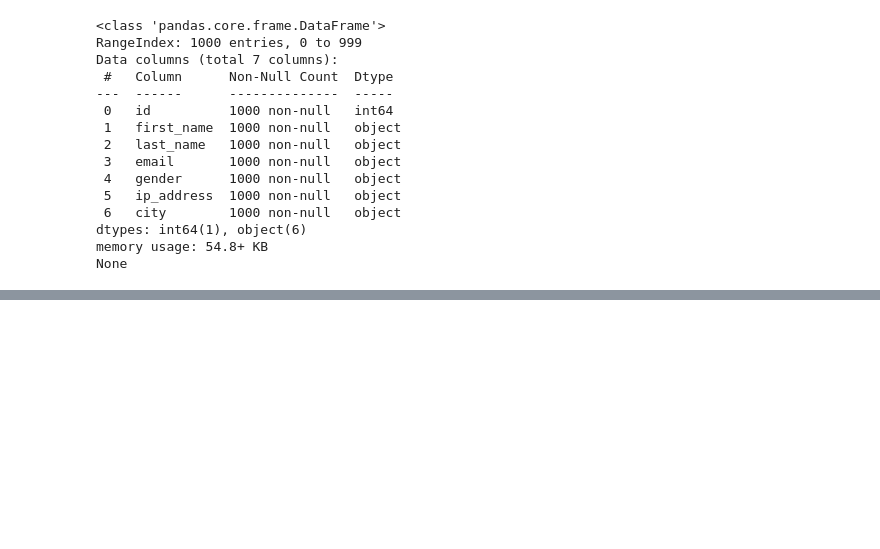
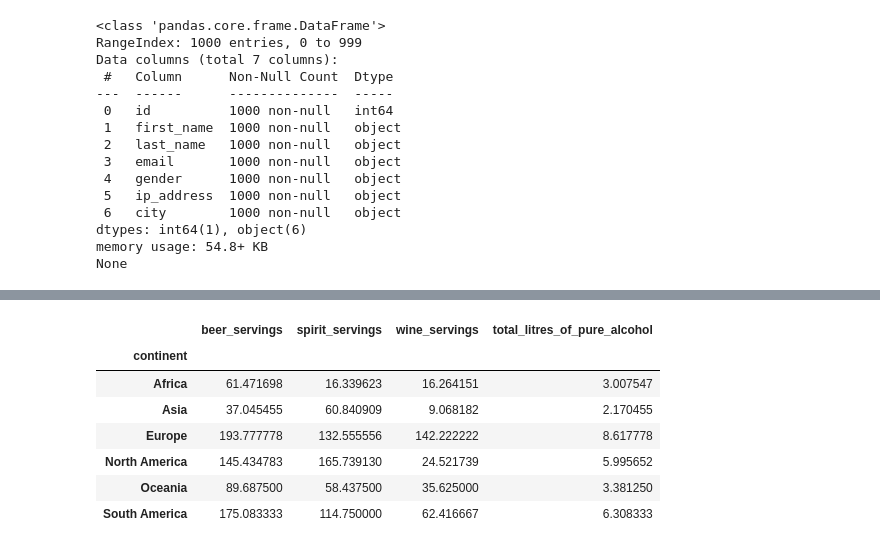
Before and after one commit to taghouti-ghofrane/ELIF-EVENT-2, a Jupyter notebook: PDF_READER & CSV Reader/PDF_READER.ipynb, the cells around one changed output, grey strips where cells are left out. Saved outputs shown, nothing was run; the diff lists cells and outputs as text; code cells hidden in the pictures; blank space fills up the shorter version.

```diff
--- a/PDF_READER & CSV Reader/PDF_READER.ipynb
+++ b/PDF_READER & CSV Reader/PDF_READER.ipynb
@@ -199,0 +248,15 @@ None
+# %%
+
+# Find the average of each continent
+# by grouping the data
+# based on the "continent".
+df.groupby(["continent"]).mean()
+# %% [output]
+|  | beer_servings | spirit_servings | wine_servings | total_litres_of_pure_alcohol |
+| continent |  |  |  |  |
+| Africa | 61.471698 | 16.339623 | 16.264151 | 3.007547 |
+| Asia | 37.045455 | 60.840909 | 9.068182 | 2.170455 |
+| Europe | 193.777778 | 132.555556 | 142.222222 | 8.617778 |
+| North America | 145.434783 | 165.739130 | 24.521739 | 5.995652 |
+| Oceania | 89.687500 | 58.437500 | 35.625000 | 3.381250 |
+| South America | 175.083333 | 114.750000 | 62.416667 | 6.308333 |
```
Also changed, not shown: parts of 4 cells of this notebook.
